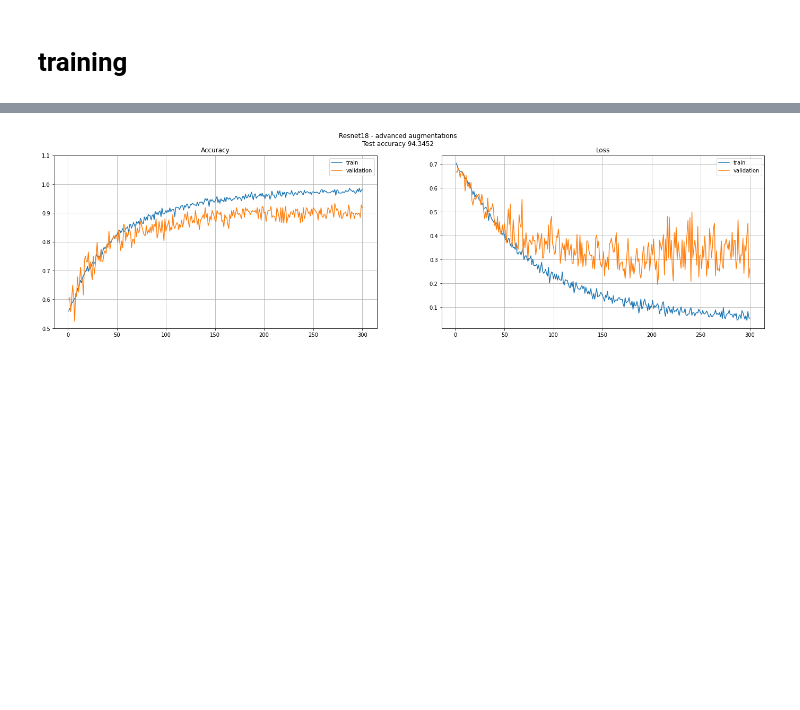
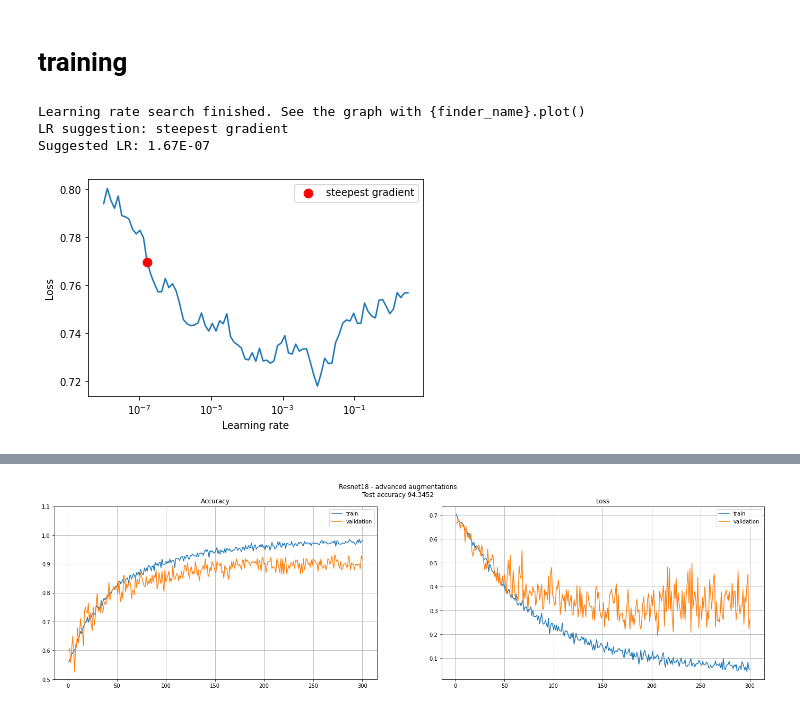
Before and after one commit to yann-ro/cat-vs-dog, a Jupyter notebook: trainings.ipynb, the cells around one changed output, grey strips where cells are left out. Saved outputs shown, nothing was run; the diff lists cells and outputs as text; code cells hidden in the pictures; blank space fills up the shorter version.

```diff
--- a/trainings.ipynb
+++ b/trainings.ipynb
@@ -91,13 +102,21 @@ Output hidden; open in https://colab.research.google.com to view.
 # %% [markdown]
 # model
 # %%
+class Squeeze(nn.Module):
+    def __init__(self):
+        super().__init__()
+
+    def forward(self, x): return x.squeeze()
+
 class Classifier(ResNet18):
     def __init__(self, num_classes=1):
         super(Classifier, self).__init__(num_classes=num_classes)
 
         self.fc = nn.Sequential(
             nn.Linear(512*self.block.expansion, num_classes, bias=True),
-            nn.Sigmoid() if num_classes==1 else nn.Softmax()
+            nn.Sigmoid() if num_classes==1 else nn.Softmax(),
+            #Lambda(lambda x: x.squeeze())
+            Squeeze()
         )
 
 model = Classifier(num_classes=1)
@@ -125,19 +144,30 @@ Estimated Total Size (MB): 373.64
 # training
 # %%
 ## optimizer
-lambda x: optim.SGD(x, momentum=0.9)
+#optimizer = optim.SGD
+optimizer = optim.Adam
 
 ## scheduler
 # - cyclic
-lambda x: optim.lr_scheduler.CyclicLR(x, base_lr=0.01, max_lr=0.1)
+scheduler = lambda x: optim.lr_scheduler.CyclicLR(x, base_lr=0.01, max_lr=0.1)
+scheduler = lambda x: optim.lr_scheduler.StepLR(x, step_size=5, gamma=.5)
 # %%
 trainer = Trainer(
     model=model,
     dataloader=dataloader,
-    lr=1e-4,
+    lr=1e-7,
     criterion=nn.BCELoss(),
-    optimizer=optim.Adam,
-    scheduler=lambda x: optim.lr_scheduler.StepLR(x, step_size=5, gamma=.5),
+    optimizer=optimizer,
+    scheduler=scheduler,
     device=device,
     root=''
 )
+# %%
+saving_path = None #PATH_REPO_DRIVE
+
+trainer.find_best_lr(end_lr=10, num_iter=100, saving_path=saving_path)
+# %% [output]
+Learning rate search finished. See the graph with {finder_name}.plot()
+LR suggestion: steepest gradient
+Suggested LR: 1.67E-07
+[figure, added]
```
Also changed, not shown: parts of 8 cells of this notebook, 6 other files.
